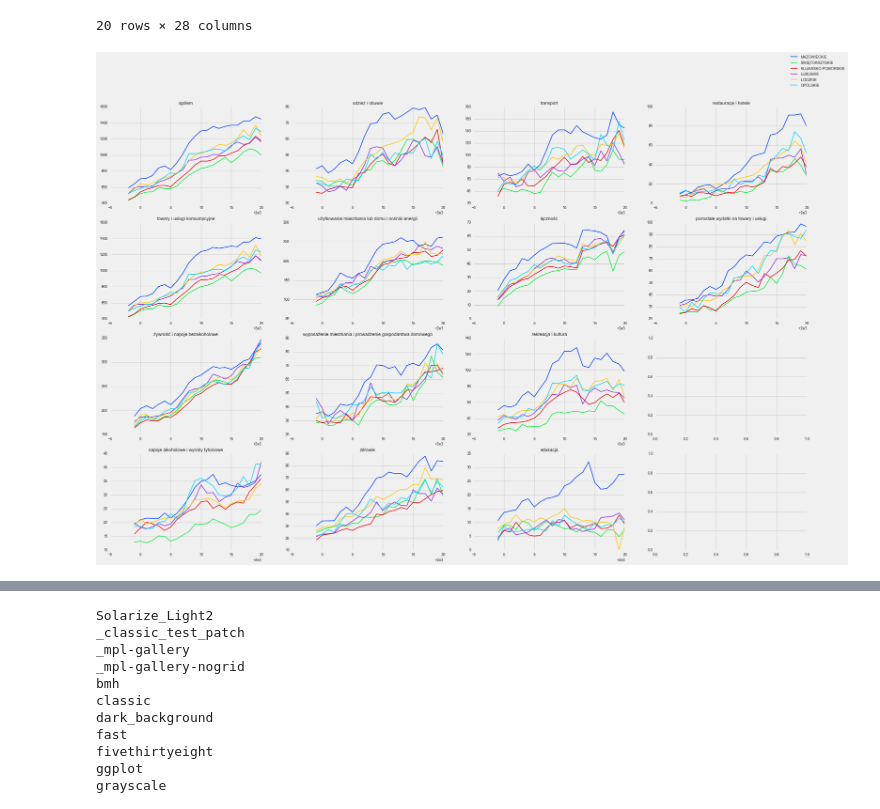
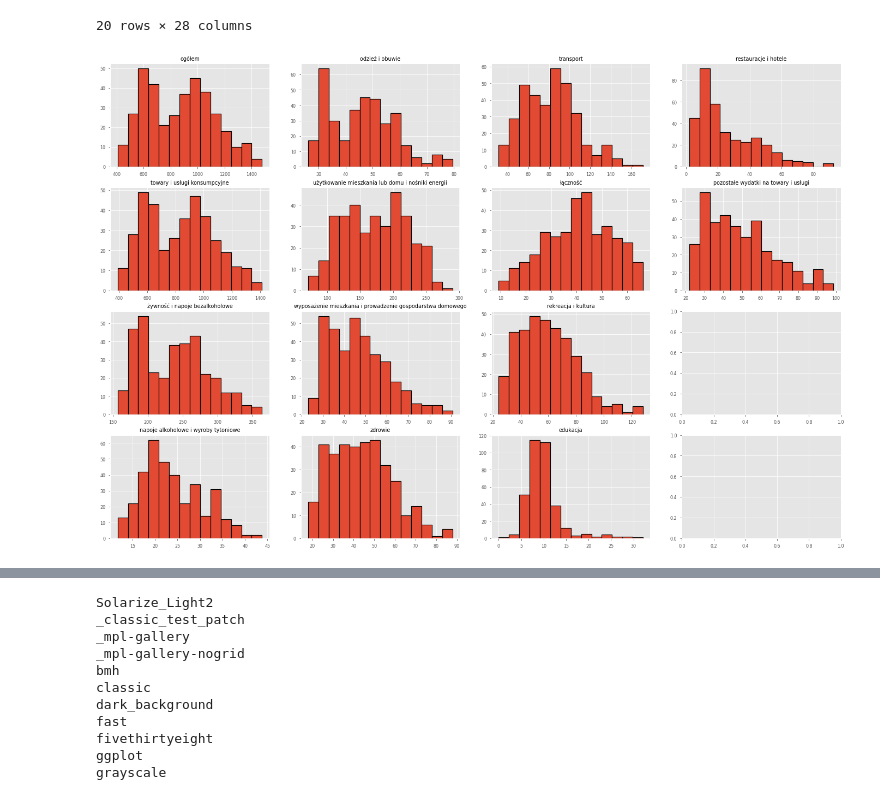
Before and after one commit to Missmeva/EWD_GUS_project, a Jupyter notebook: analysis/analysis.ipynb, the cells around one changed output, grey strips where cells are left out. Cells and saved outputs as stored; diff of their text form; code cells hidden in the pictures.

Commit message:
Added saved visualisations

```diff
--- a/analysis/analysis.ipynb
+++ b/analysis/analysis.ipynb
@@ -174,36 +174,34 @@ df_ludnosc_pivot_flatten.head(20)
 # %%
 import matplotlib.pyplot as plt
 
 
 df_ludnosc_work = df_ludnosc[(df_ludnosc['Kategoria']=='Wydatki') & (df_ludnosc['Zmienna']  != 'ogółem (BAEL)') & (df_ludnosc['Zmienna']  != 'towary i usługi konsumpcyjne (BAEL)') & (df_ludnosc['Zmienna']  != 'udział wydatków na żywność i napoje bezalkoholowe w wydatkach ogółem') & (df_ludnosc['Zmienna']  != 'udział wydatków na użytkowanie mieszkania i nośniki energii w wydatkach ogółem') & (df_ludnosc['Nazwa']  != 'POLSKA')]
 # pomorski, kujawpomor, warmazur, mazowieckie, lodzkie, dolnos
 # wojew = ['POMORSKIE','KUJAWSKO-POMORSKIE','WARMIŃSKO-MAZURSKIE','MAZOWIECKIE','ŁÓDZKIE','DOLNOŚLĄSKIE']
 # wojew = df_ludnosc_work['Nazwa'].unique()
 wojew = ['MAZOWIECKIE','ŚWIĘTOKRZYSKIE','KUJAWSKO-POMORSKIE','LUBUSKIE','ŁÓDZKIE','OPOLSKIE']
 
 # df_ludnosc_work = df_ludnosc_work[df_ludnosc_work.Nazwa.isin(wojew)]
 df_ludnosc_work.reset_index(inplace=True,drop=True)
 
 plt.style.use('seaborn-paper')
 fig, axs = plt.subplots(4,4)
 fig.set_size_inches(24,16)
 
 idx = 0
 idy = 0
 for zmienna in df_ludnosc_work['Zmienna'].unique():
     zmienna_df = df_ludnosc_work[df_ludnosc_work['Zmienna']==zmienna]
-    for woj in wojew:
-        wojew_df = zmienna_df[zmienna_df['Nazwa']==woj]
-        axs[idx,idy].plot(wojew_df['Rok'],wojew_df['Wartosc'])
-        axs[idx,idy].title.set_text(f'{zmienna}')
+
+    axs[idx,idy].hist(zmienna_df['Wartosc'], bins=14, rwidth= 3.0, edgecolor='black',linewidth=1.2 )
+    axs[idx,idy].title.set_text(f'{zmienna}')
         # l1,l2 = axs[idx,idy].plot(wojew_df['Rok'],wojew_df['Wartosc'])
     idx += 1
     if idx == 4:
         idy +=1
         idx = 0
     else:
         pass
-fig.legend(wojew)
 plt.show()
 # %% [output]
-[figure, old version]
+[figure, new version]
```
Also changed, not shown: parts of 3 cells of this notebook, 5 other files.
